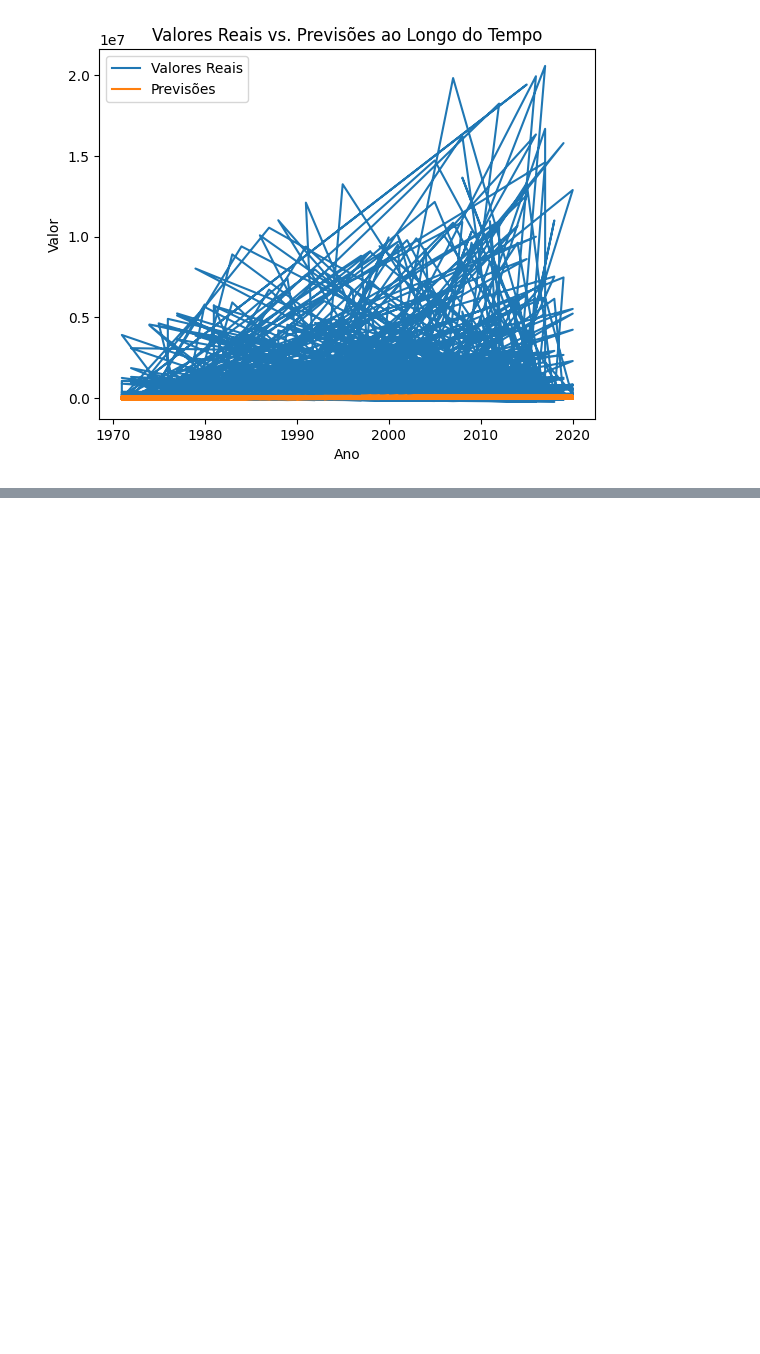
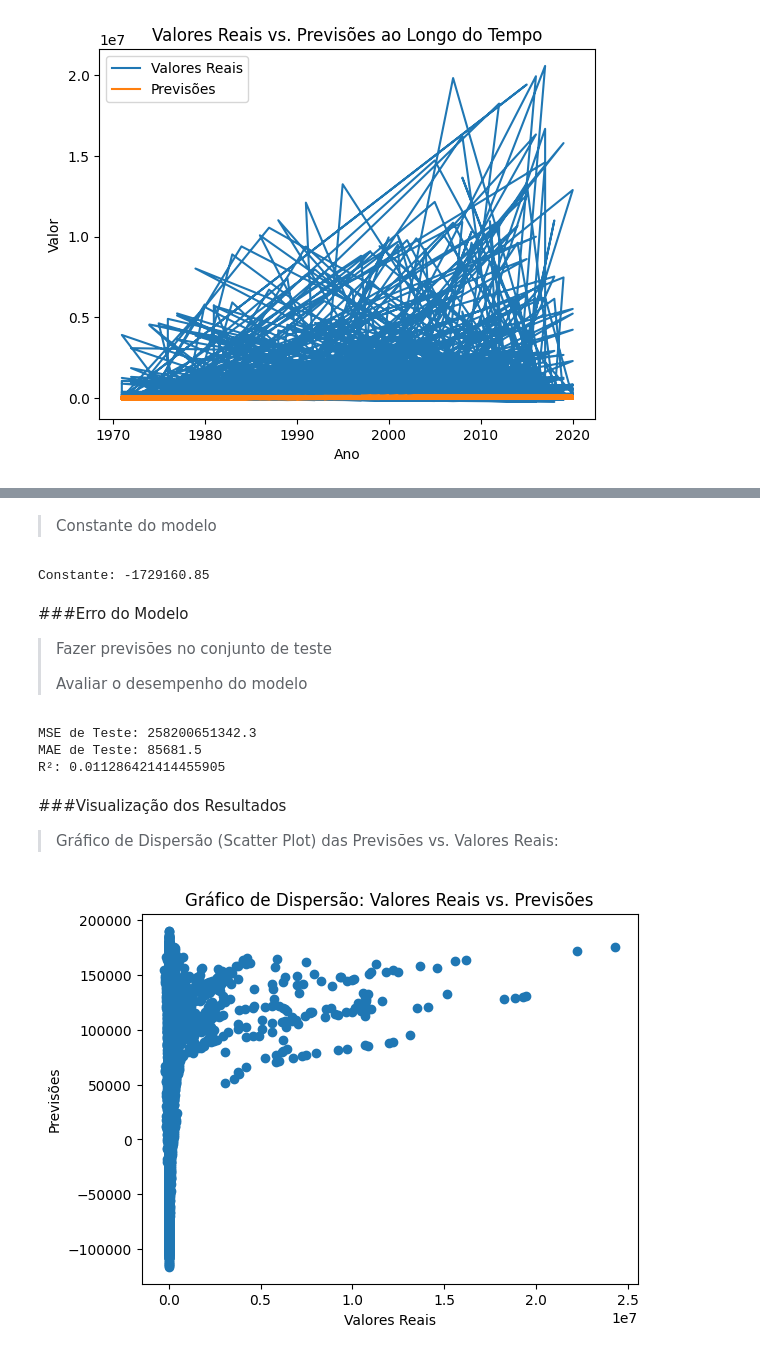
Before and after one commit to Camiladelima/energia-renovavel, a Jupyter notebook: Previsão_do_Uso_de_Energia_Renovável.ipynb, the cells around one changed output, grey strips where cells are left out. Drawn from its saved outputs; the diff is of its cells as text; code cells hidden in the pictures; blank space fills up the shorter version.

```diff
--- a/Previsão_do_Uso_de_Energia_Renovável.ipynb
+++ b/Previsão_do_Uso_de_Energia_Renovável.ipynb
@@ -297,0 +315,4 @@ plt.show()
+# %%
+X = baseenergia_sem_zeros.drop('value', axis=1)
+y = baseenergia_sem_zeros['value']
+X_train, X_test, y_train, y_test = train_test_split(X, y, test_size=0.25, random_state=123)
@@ -297,0 +322,3 @@ plt.show()
+# %%
+from sklearn.linear_model import LinearRegression
+clf = LinearRegression()
@@ -297,0 +327,2 @@ plt.show()
+# %%
+clf.fit(X_train, y_train)
@@ -297,0 +350,36 @@ plt.show()
+# %% [markdown]
+>Constante do modelo
+# %%
+print(f"Constante: {round(clf.intercept_, 2)}")
+# %% [output]
+Constante: -1729160.85
+# %% [markdown]
+###Erro do Modelo
+>Fazer previsões no conjunto de teste
+>
+>Avaliar o desempenho do modelo
+# %%
+from sklearn.metrics import mean_absolute_error, mean_squared_error, r2_score
+
+y_pred = clf.predict(X_test)
+
+print(f"MSE de Teste: {mean_squared_error(y_test, y_pred):1.1f}")
+print(f"MAE de Teste: {mean_absolute_error(y_test, y_pred):1.1f}")
+print(f"R²: {r2_score(y_test, y_pred)}")
+# %% [output]
+MSE de Teste: 258200651342.3
+MAE de Teste: 85681.5
+R²: 0.011286421414455905
+# %% [markdown]
+###Visualização dos Resultados
+>Gráfico de Dispersão (Scatter Plot) das Previsões vs. Valores Reais:
+# %%
+import matplotlib.pyplot as plt
+
+plt.scatter(y_test, y_pred)
+plt.xlabel("Valores Reais")
+plt.ylabel("Previsões")
+plt.title("Gráfico de Dispersão: Valores Reais vs. Previsões")
+plt.show()
+# %% [output]
+[figure, added]
```
Also changed, not shown: parts of 23 cells of this notebook.
